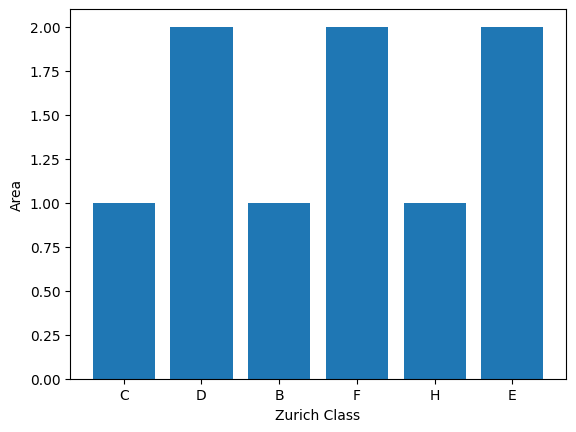
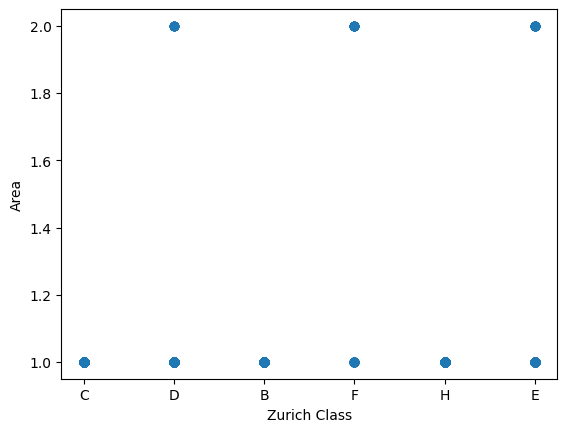
The notebook cell's code change between the first figure and the second:
--- before
+++ after
@@ -1,5 +1,6 @@
+#This cannot be a scatter, it's the wrong variable types.... I'm leaving the code to see it tho
 zurichClassVsArea = pd.DataFrame({'x':df["zurich_class"], 'y':df["area"]})
 
-plt.bar(zurichClassVsArea['x'], zurichClassVsArea['y'])
+plt.scatter(zurichClassVsArea['x'], zurichClassVsArea['y'])
 
 plt.xlabel("Zurich Class")

Commit: I figured out how to do the bar graph with 1 categorical and 1 numerical! I got the first one to work, and I'm now going to fix the rest of them.